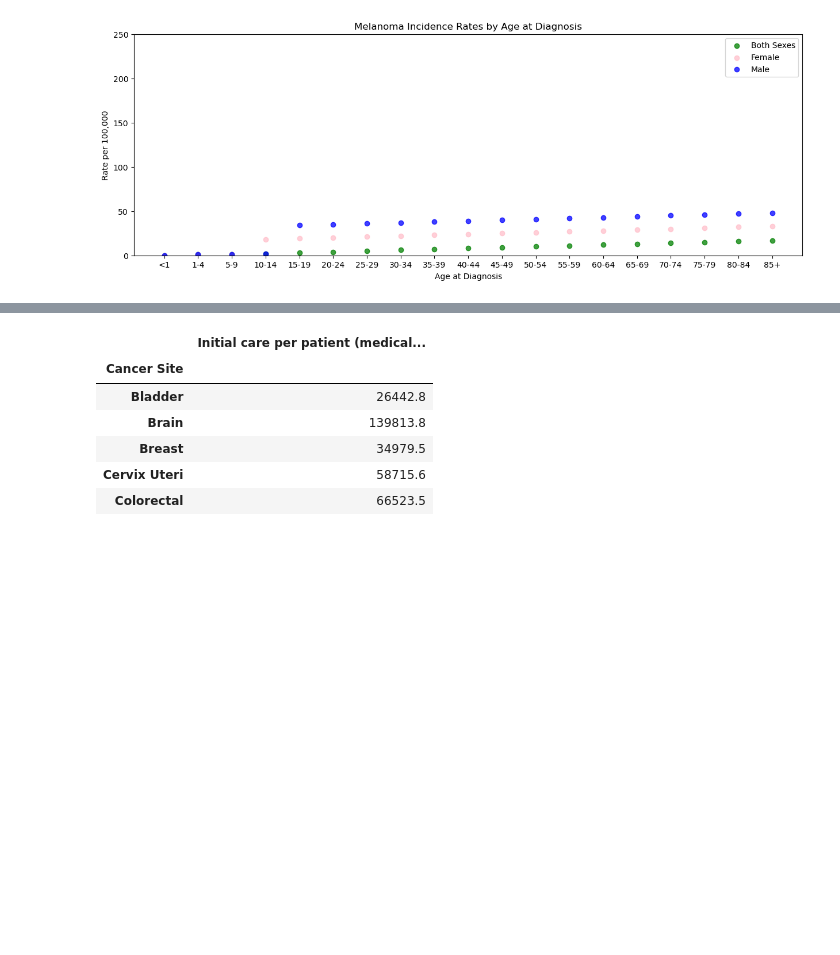
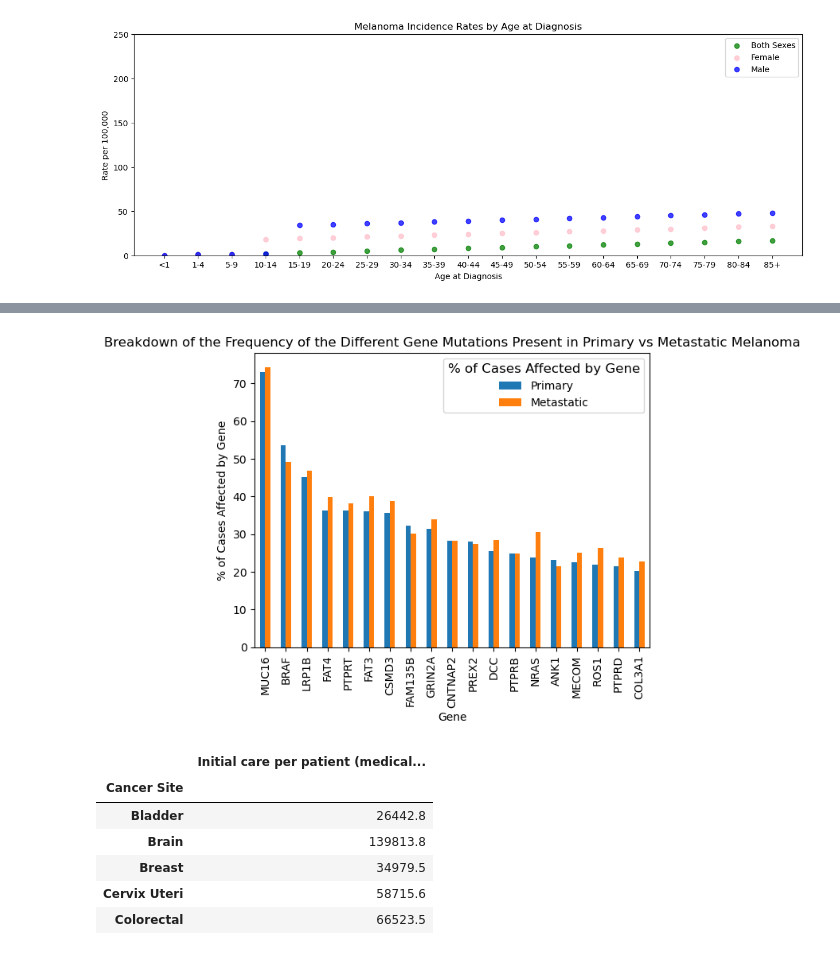
Before and after one commit to ishasaldhi/Project-1, a Jupyter notebook: Project_1_Melanoma.ipynb, the cells around one changed output, grey strips where cells are left out. Saved outputs shown, nothing was run; the diff lists cells and outputs as text; code cells hidden in the pictures; blank space fills up the shorter version.

```diff
--- a/Project_1_Melanoma.ipynb
+++ b/Project_1_Melanoma.ipynb
@@ -291,0 +290,18 @@ plt.show()
+# %%
+# Dependencies and Setup
+import pandas as pd
+from pathlib import Path
+import matplotlib.pyplot as plt
+
+# File to Load
+most_freq_mutations_metastatic = Path("new_data/most-frequently-mutated-genes-metastatic.json")
+most_freq_mutations_primary = Path("new_data/most-frequently-mutated-genes-primary.json")
+
+# Read files and store into Pandas DataFrames
+most_freq_metastatic_df= pd.read_json(most_freq_mutations_metastatic)
+most_freq_primary_df = pd.read_json(most_freq_mutations_primary)
+
+# Combine the data into a single dataset.
+shared_genes_freq = pd.merge(most_freq_primary_df, most_freq_metastatic_df, how="inner", on=['label'])
+shared_genes_freq.columns = ['Gene', 'Primary', 'Metastatic']
+shared_genes_freq.head()
@@ -291,0 +315,15 @@ plt.show()
+# %%
+#Make a grouped bar chart that has both
+shared_genes_grouped = shared_genes_freq.groupby(['Gene'])
+shared_genes_freq.set_index('Gene', inplace=True)
+shared_genes_freq.plot(kind='bar',rot=0)
+
+plt.xlabel('Gene')
+plt.ylabel('% of Cases Affected by Gene')
+plt.title('Breakdown of the Frequency of the Different Gene Mutations Present in Primary vs Metastatic Melanoma')
+plt.legend(title='% of Cases Affected by Gene', title_fontsize='large')
+plt.xticks(rotation='vertical')
+
+plt.show()
+# %% [output]
+[figure, added]
```
Also changed, not shown: parts of 9 cells of this notebook, 1 other file.
